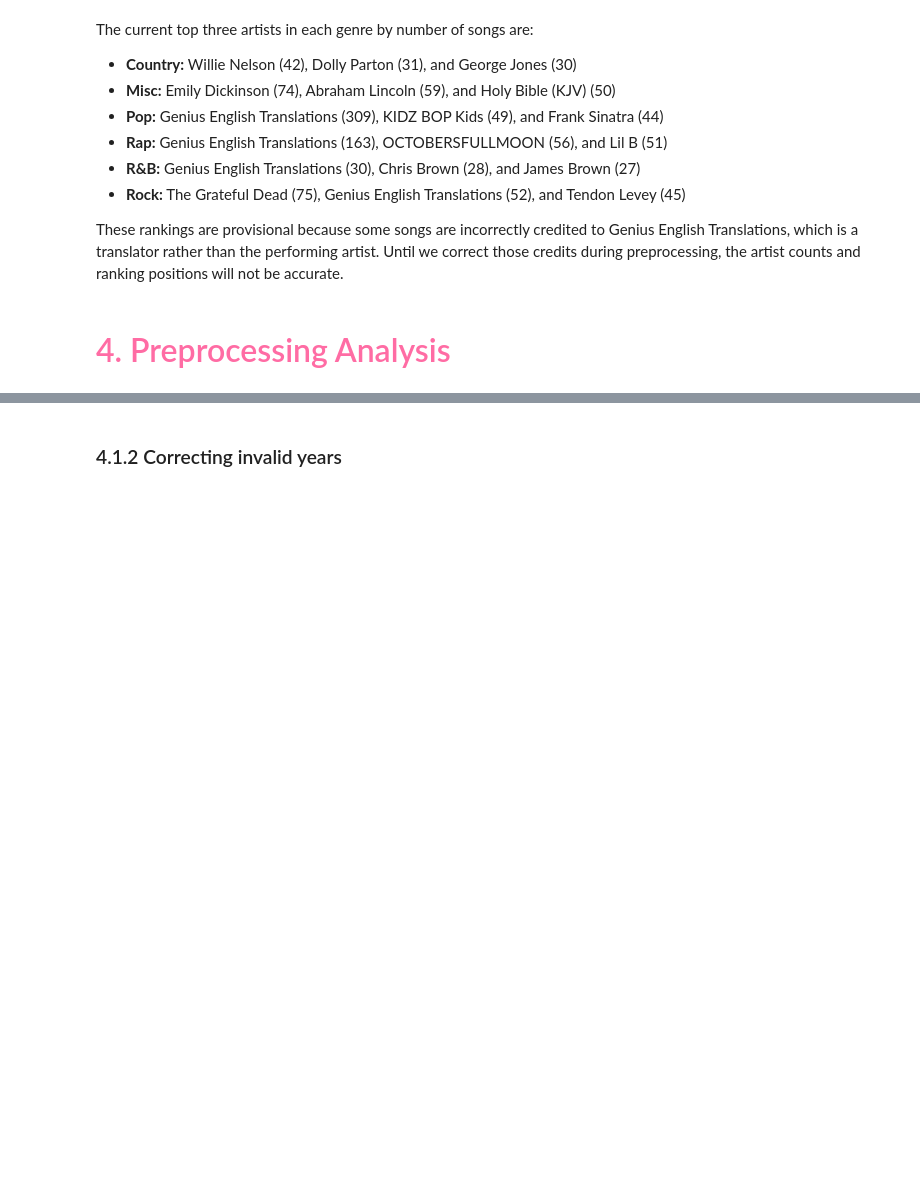
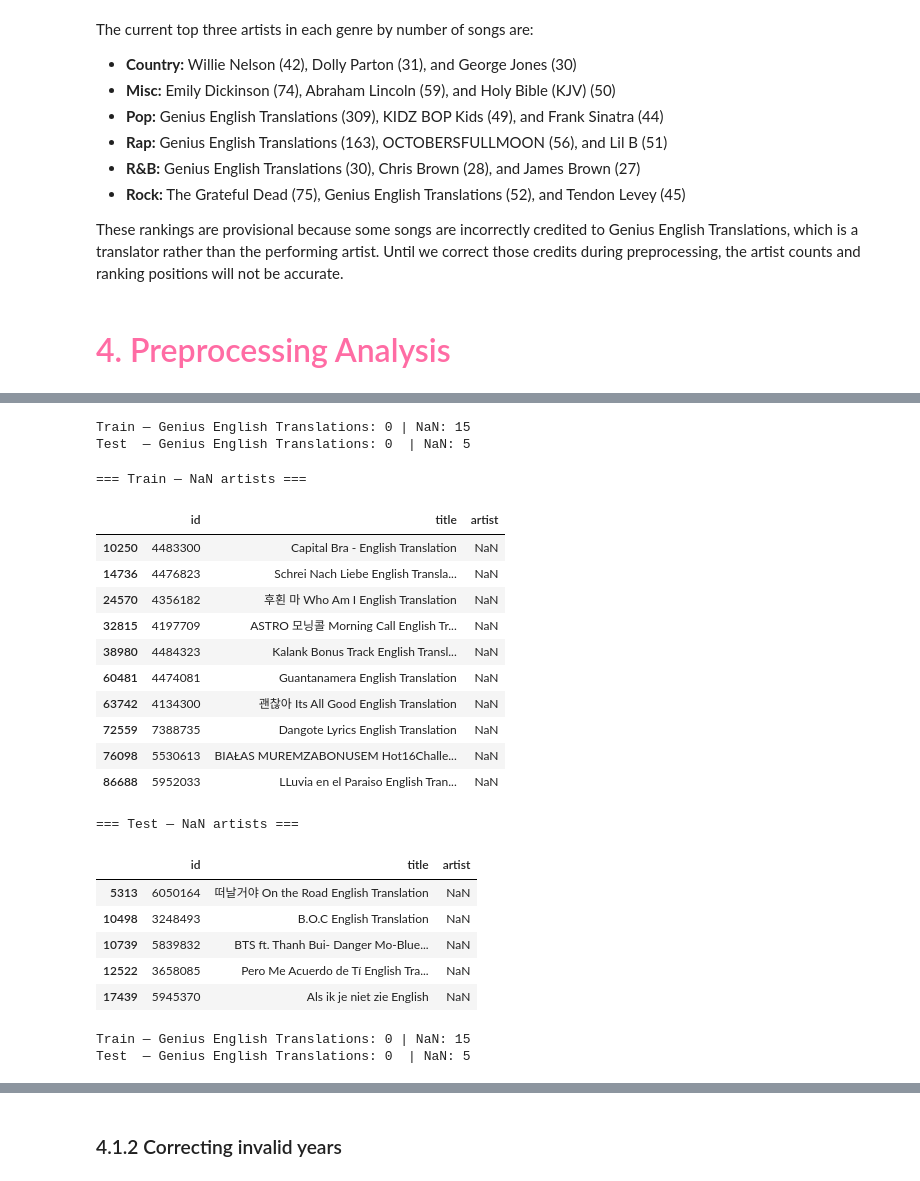
Before and after one commit to jnfpm/Text-Mining-, a Jupyter notebook: EDA.ipynb, the cells around one changed output, grey strips where cells are left out. Cells and saved outputs as stored; diff of their text form; code cells hidden in the pictures; blank space fills up the shorter version.

```diff
--- a/EDA.ipynb
+++ b/EDA.ipynb
@@ -778,3 +793,3 @@ from sklearn.model_selection import train_test_split # estou refazendo istoooooo
 # %%
-X = df_train.drop(columns=['tag'])
-y = df_train['tag']
+X_train = df_train.drop(columns=['tag'])
+y_train = df_train['tag']
@@ -843,0 +833,56 @@ for split_df in (train_df, val_df, test_df):
+# %%
+for df in [X_train, X_test]:
+    mask = df['artist'] == 'Genius English Translations'
+    fixed = fix_translation_artists(df.loc[mask, ['id', 'title']])
+    df.loc[mask, 'artist'] = fixed['artist'].values
+
+fixed_n_train = (X_train['artist'] == 'Genius English Translations').sum()
+fixed_n_test  = (X_test['artist'] == 'Genius English Translations').sum()
+
+nan_n_train = X_train['artist'].isna().sum()
+nan_n_test  = X_test['artist'].isna().sum()
+
+print(f"Train — Genius English Translations: {fixed_n_train} | NaN: {nan_n_train}")
+print(f"Test  — Genius English Translations: {fixed_n_test}  | NaN: {nan_n_test}")
+# %% [output]
+Train — Genius English Translations: 0 | NaN: 15
+Test  — Genius English Translations: 0  | NaN: 5
+# %%
+print("=== Train — NaN artists ===")
+display(X_train.loc[X_train['artist'].isna(), ['id', 'title', 'artist']].head(10))
+
+print("=== Test — NaN artists ===")
+display(X_test.loc[X_test['artist'].isna(), ['id', 'title', 'artist']])
+# %% [output]
+=== Train — NaN artists ===
+|  | id | title | artist |
+| 10250 | 4483300 | Capital Bra - English Translation | NaN |
+| 14736 | 4476823 | Schrei Nach Liebe English Transla... | NaN |
+| 24570 | 4356182 | 후횐 마 Who Am I English Translation | NaN |
+| 32815 | 4197709 | ASTRO 모닝콜 Morning Call English Tr... | NaN |
+| 38980 | 4484323 | Kalank Bonus Track English Transl... | NaN |
+| 60481 | 4474081 | Guantanamera English Translation | NaN |
+| 63742 | 4134300 | 괜찮아 Its All Good English Translation | NaN |
+| 72559 | 7388735 | Dangote Lyrics English Translation | NaN |
+| 76098 | 5530613 | BIAŁAS MUREMZABONUSEM Hot16Challe... | NaN |
+| 86688 | 5952033 | LLuvia en el Paraiso English Tran... | NaN |
+=== Test — NaN artists ===
+|  | id | title | artist |
+| 5313 | 6050164 | 떠날거야 On the Road English Translation | NaN |
+| 10498 | 3248493 | B.O.C English Translation | NaN |
+| 10739 | 5839832 | BTS ft. Thanh Bui- Danger Mo-Blue... | NaN |
+| 12522 | 3658085 | Pero Me Acuerdo de Tí English Tra... | NaN |
+| 17439 | 5945370 | Als ik je niet zie English | NaN |
+# %%
+
+fixed_n_train = (X_train['artist'] == 'Genius English Translations').sum()
+fixed_n_test  = (X_test['artist'] == 'Genius English Translations').sum()
+
+nan_n_train = X_train['artist'].isna().sum()
+nan_n_test  = X_test['artist'].isna().sum()
+
+print(f"Train — Genius English Translations: {fixed_n_train} | NaN: {nan_n_train}")
+print(f"Test  — Genius English Translations: {fixed_n_test}  | NaN: {nan_n_test}")
+# %% [output]
+Train — Genius English Translations: 0 | NaN: 15
+Test  — Genius English Translations: 0  | NaN: 5
```
Also changed, not shown: parts of 28 cells of this notebook, 3 other files.
